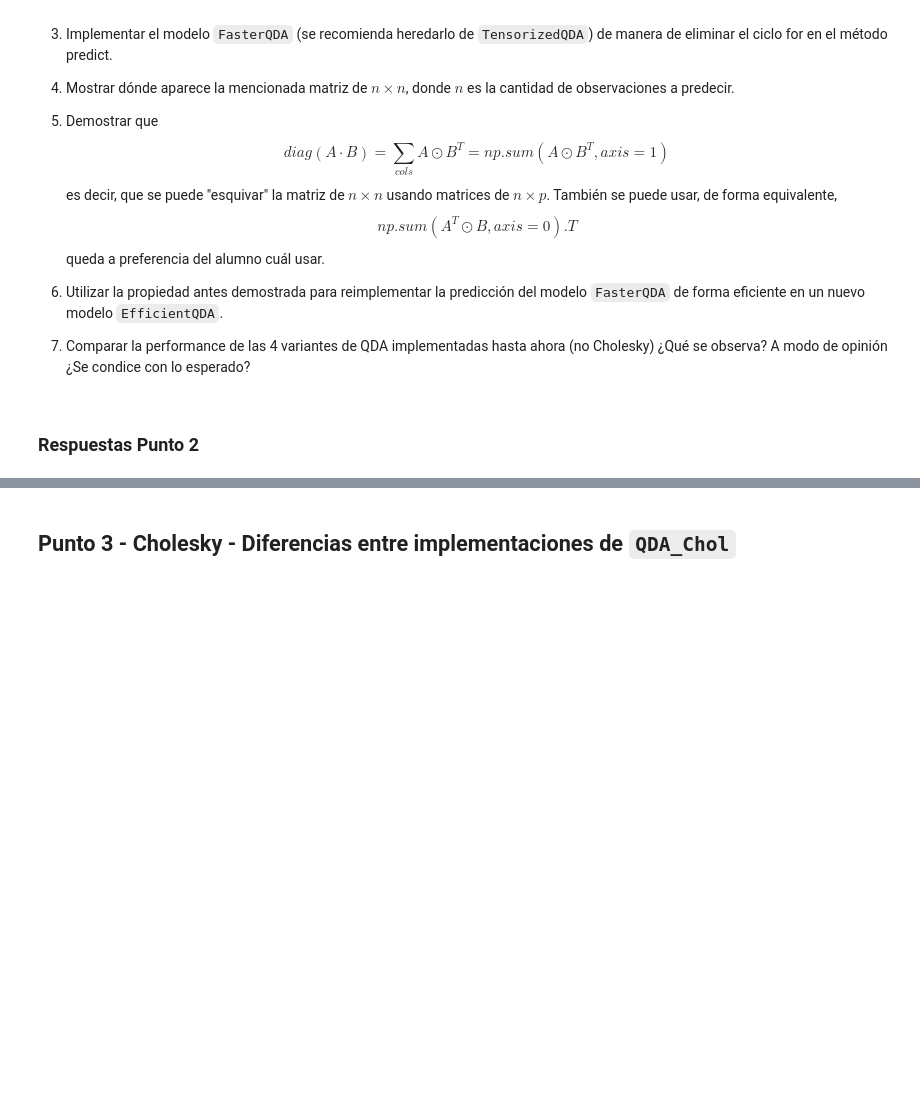
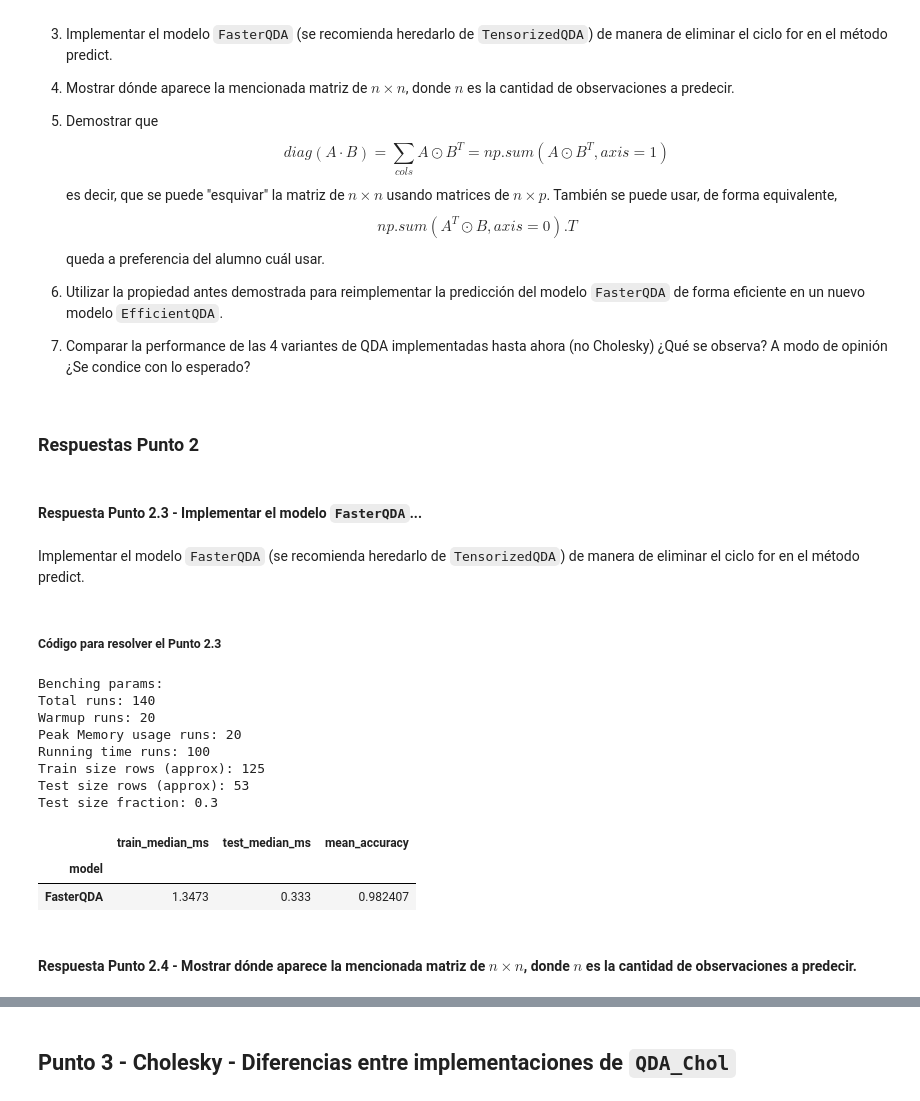
Before and after one commit to gasper-az/implementations, a Jupyter notebook: trabajo_practico/AMIA_2025_TP1.ipynb, the cells around one changed output, grey strips where cells are left out. Drawn from its saved outputs; the diff is of its cells as text; code cells hidden in the pictures; blank space fills up the shorter version.

Commit message:
[TP-01] respuestas a puntos 2.3 y 2.4

```diff
--- a/trabajo_practico/AMIA_2025_TP1.ipynb
+++ b/trabajo_practico/AMIA_2025_TP1.ipynb
@@ -782,3 +782,56 @@ queda a preferencia del alumno cuál usar.
 7. Comparar la performance de las 4 variantes de QDA implementadas hasta ahora (no Cholesky) ¿Qué se observa? A modo de opinión ¿Se condice con lo esperado?
 # %% [markdown]
 ### Respuestas Punto 2
+# %% [markdown]
+#### Respuesta Punto 2.3 - Implementar el modelo `FasterQDA`...
+# %% [markdown]
+Implementar el modelo `FasterQDA` (se recomienda heredarlo de `TensorizedQDA`) de manera de eliminar el ciclo for en el método predict.
+# %% [markdown]
+##### Código para resolver el Punto 2.3
+# %%
+class FasterQDA(TensorizedQDA):
+    def _fit_params(self, X, y):
+        super()._fit_params(X,y)
+
+    def _predict_log_conditionals(self,X):
+        unbiased_x = X - self.tensor_means
+
+        inner_prod = unbiased_x.transpose(0,2,1) @ self.tensor_inv_cov @ unbiased_x
+
+        return (0.5*np.log(LA.det(self.tensor_inv_cov))).reshape(-1,1) - 0.5 * inner_prod.diagonal(axis1=1, axis2=2)
+
+    def predict(self, X):
+        return np.argmax(self.log_a_priori.reshape(-1,1) + self._predict_log_conditionals(X), axis=0)
+# %%
+# Hacemos un benchmark para evaluar la nueva implementación
+to_bench_2_3 = [FasterQDA]
+
+bench_2_3_wines = Benchmark(
+    X_full_wine, y_full_encoded_wine,
+    n_runs = 100,
+    warmup = 20,
+    mem_runs = 20,
+    test_sz = 0.3,
+    same_splits = False
+)
+
+for model in to_bench_2_3:
+    bench_2_3_wines.bench(model)
+
+bench_2_3_wines_summ = bench_2_3_wines.summary()[['train_median_ms', 'test_median_ms','mean_accuracy']]
+
+display(bench_2_3_wines_summ)
+# %% [output]
+Benching params:
+Total runs: 140
+Warmup runs: 20
+Peak Memory usage runs: 20
+Running time runs: 100
+Train size rows (approx): 125
+Test size rows (approx): 53
+Test size fraction: 0.3
+|  | train_median_ms | test_median_ms | mean_accuracy |
+| model |  |  |  |
+| FasterQDA | 1.3473 | 0.333 | 0.982407 |
+# %% [markdown]
+#### Respuesta Punto 2.4 - Mostrar dónde aparece la mencionada matriz de $n \times n$, donde $n$ es la cantidad de observaciones a predecir.
```
Also changed, not shown: parts of 1 cell of this notebook.
